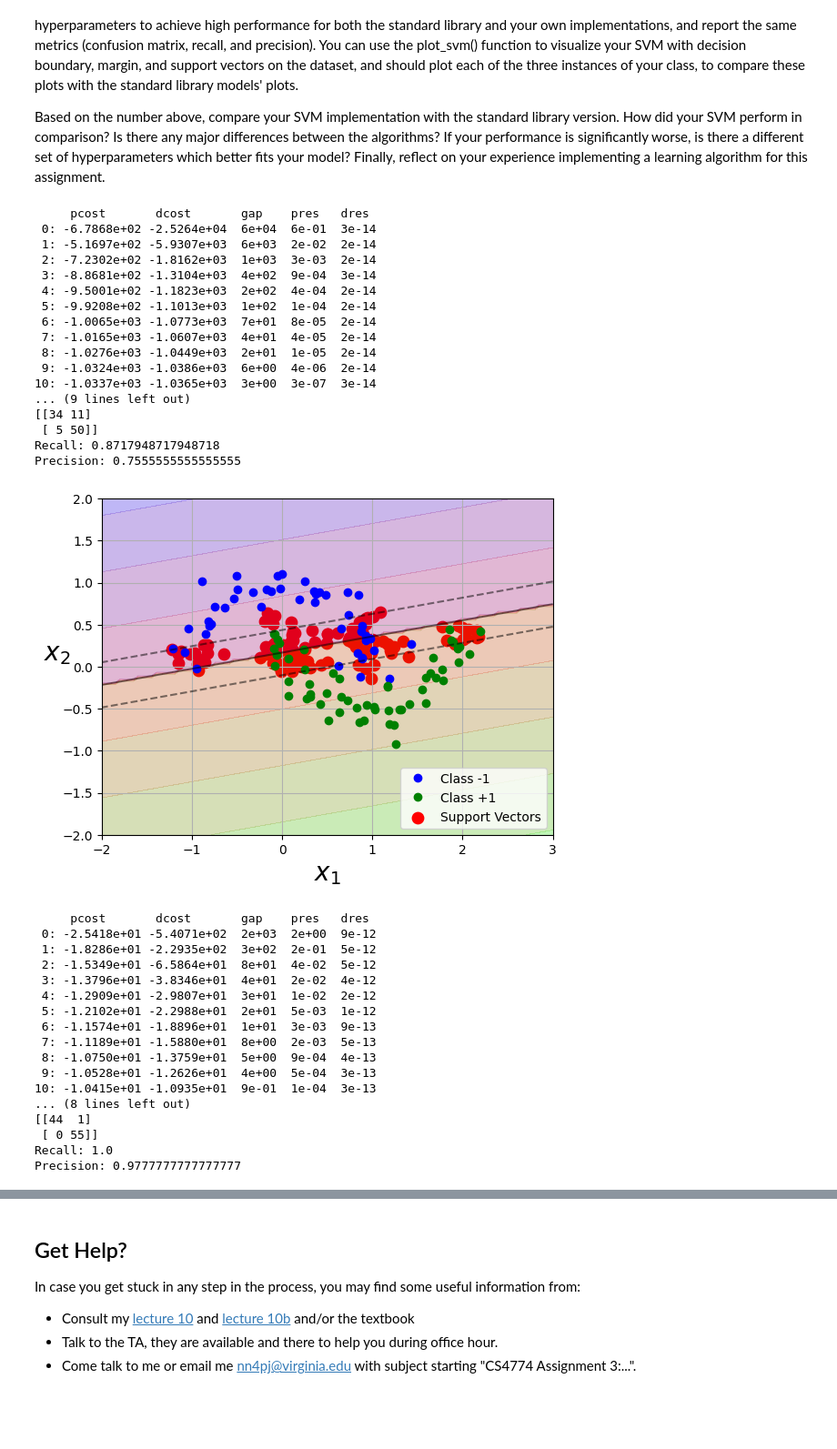
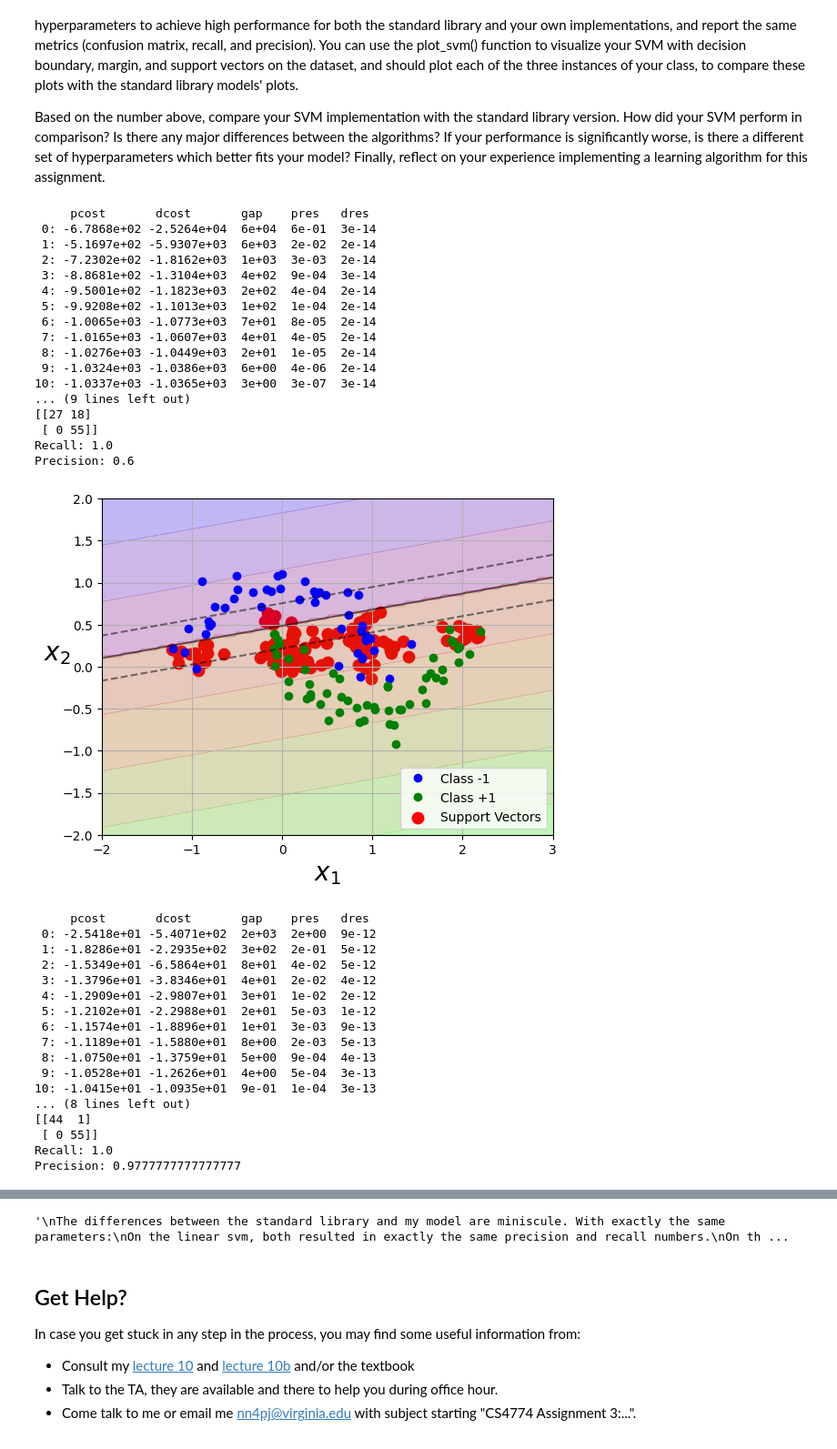
Before and after one commit to JackHalliwill/ML_Assignment3, a Jupyter notebook: jh8vn_assignment_3_svm.ipynb, the cells around one changed output, grey strips where cells are left out. Shown at 91% size. Drawn from its saved outputs; the diff is of its cells as text; code cells hidden in the pictures; blank space fills up the shorter version.

```diff
--- a/jh8vn_assignment_3_svm.ipynb
+++ b/jh8vn_assignment_3_svm.ipynb
@@ -442,7 +442,7 @@ plot_svm(svm_poly,X_test,y_test)
 plt.show()
 
 # RBF
-svm_rbf = MySVM(C=.75, kernel=rbf_kernel)
+svm_rbf = MySVM(C=1.25, kernel=rbf_kernel)
 svm_rbf.fit(X_train, y_train)
 
 
@@ -455,38 +455,44 @@ print("Confusion matrix:")
 print(conf_matrix)
 print("Recall: " + str(conf_matrix[0][0]/(conf_matrix[0][0]+conf_matrix[1][0])))
 print("Precision: " + str(conf_matrix[0][0]/(conf_matrix[0][0]+conf_matrix[0][1])))
 print()
 
 plot_svm(svm_rbf,X_test,y_test)
 plt.show()
 
 """
 The differences between the standard library and my model are miniscule. With exactly the same parameters:
 On the linear svm, both resulted in exactly the same precision and recall numbers.
 On the poly svm, my model slighty outperformed in precision, while both had a recall of 1.
 On the RBF svm, my model slighty underperformed in precsion by a few percentage points, while both again having a recall of 1.
 
 The difference in the poly svm can likely be attributed to the fact that my model does not take in coef0 as a parameter.
+
+The RBF svm improved in the precision category when I raised C from 0.75 to 1.25.
+
+Overall this experience was challenging, but rewarding. The task of creating a standard library svm set a good example of what my model should look like.
+Once digging into creating my own model, it was easy to follow what tasks I should do, but the tasks themselves were difficult. I also thought it was fun to explore
+how different parameters could impact the models shape and distinctions.
 """
 # %% [output]
      pcost       dcost       gap    pres   dres
  0: -6.7868e+02 -2.5264e+04  6e+04  6e-01  3e-14
  1: -5.1697e+02 -5.9307e+03  6e+03  2e-02  2e-14
  2: -7.2302e+02 -1.8162e+03  1e+03  3e-03  2e-14
  3: -8.8681e+02 -1.3104e+03  4e+02  9e-04  3e-14
  4: -9.5001e+02 -1.1823e+03  2e+02  4e-04  2e-14
  5: -9.9208e+02 -1.1013e+03  1e+02  1e-04  2e-14
  6: -1.0065e+03 -1.0773e+03  7e+01  8e-05  2e-14
  7: -1.0165e+03 -1.0607e+03  4e+01  4e-05  2e-14
  8: -1.0276e+03 -1.0449e+03  2e+01  1e-05  2e-14
  9: -1.0324e+03 -1.0386e+03  6e+00  4e-06  2e-14
 10: -1.0337e+03 -1.0365e+03  3e+00  3e-07  3e-14
 ... (9 lines left out)
-[[34 11]
- [ 5 50]]
-Recall: 0.8717948717948718
-Precision: 0.7555555555555555
+[[27 18]
+ [ 0 55]]
+Recall: 1.0
+Precision: 0.6
-[figure, old version]
+[figure, new version]
      pcost       dcost       gap    pres   dres
  0: -2.5418e+01 -5.4071e+02  2e+03  2e+00  9e-12
  1: -1.8286e+01 -2.2935e+02  3e+02  2e-01  5e-12
@@ -526,3 +532,4 @@ Precision: 0.9333333333333333
+'\nThe differences between the standard library and my model are miniscule. With exactly the same parameters:\nOn the linear svm, both resulted in exactly the same precision and recall numbers.\nOn th ...
 # %% [markdown]
 ## Get Help?
 In case you get stuck in any step in the process, you may find some useful information from:
```
Also changed, not shown: parts of 1 cell of this notebook.
